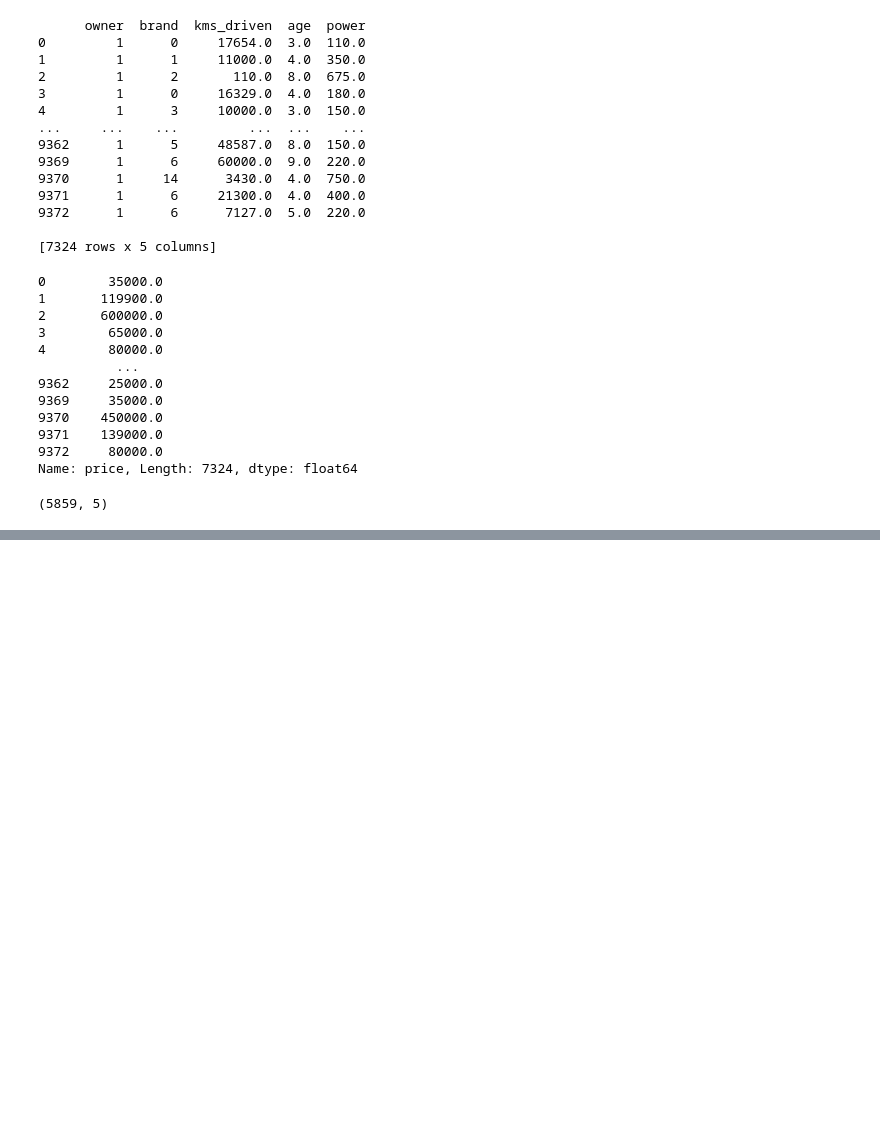
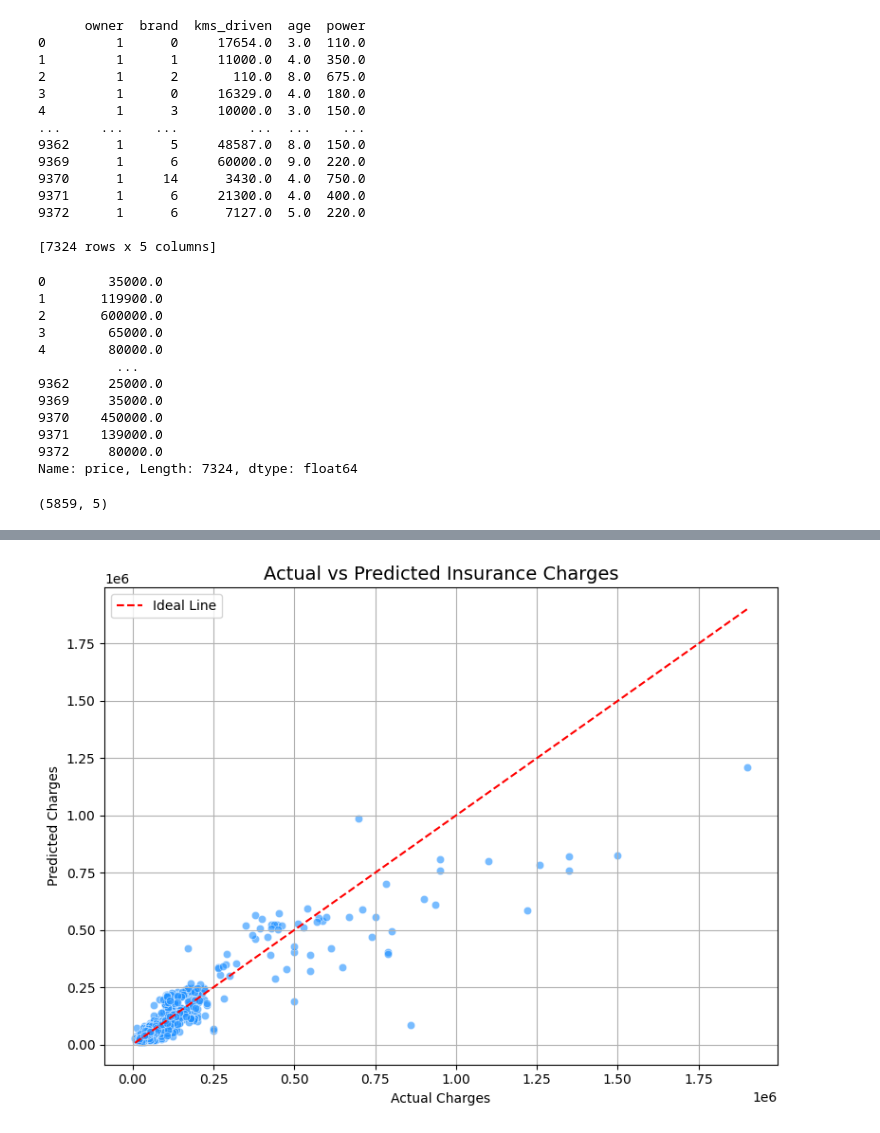
Before and after one commit to ds-mohit/Deep-Learning, a Jupyter notebook: Ann/LinearModel/linearReg.ipynb, the cells around one changed output, grey strips where cells are left out. Saved outputs shown, nothing was run; the diff lists cells and outputs as text; code cells hidden in the pictures; blank space fills up the shorter version.

```diff
--- a/Ann/linearReg.ipynb
+++ b/Ann/LinearModel/linearReg.ipynb
@@ -293,10 +293,19 @@ model.add(Dense(24, activation="relu"))
 model.add(Dense(12, activation="relu"))
 
 # Output layer
-model.add(Dense(1, activation="sigmoid"))
+model.add(Dense(1))
+
+import tensorflow as tf
+import tensorflow.keras.backend as K
+
+
+def r2_metric(y_true, y_pred):
+    SS_res =  K.sum(K.square(y_true - y_pred))
+    SS_tot = K.sum(K.square(y_true - K.mean(y_true)))
+    return 1 - SS_res/(SS_tot + K.epsilon())
 
 # Compile the model
-model.compile(optimizer="adam", loss="mse", metrics=["mae","mse"])
+model.compile(optimizer="adam", loss="mean_squared_error", metrics=["mae","mse",r2_metric])
 
 # Display model summary
 model.summary()
@@ -362,0 +368,31 @@ model=load_model("logistic_model.keras")
+# %%
+# If y_test is a DataFrame or 2D array, convert to 1D
+if isinstance(y_test, pd.DataFrame):
+    y_test = y_test.values.ravel()
+elif hasattr(y_test, 'reshape'):
+    y_test = y_test.reshape(-1)
+
+# If y_pred is 2D from model.predict, flatten it
+y_pred = y_pred.flatten()
+# %%
+# Create a DataFrame for plotting
+
+df_plot = pd.DataFrame({
+    'Actual Charges': y_test,
+    'Predicted Charges': y_pred
+})
+
+# Seaborn scatterplot with regression line
+plt.figure(figsize=(8, 6))
+sns.scatterplot(data=df_plot, x='Actual Charges', y='Predicted Charges', color='dodgerblue', alpha=0.6)
+sns.lineplot(x=df_plot['Actual Charges'], y=df_plot['Actual Charges'], color='red', linestyle='--', label='Ideal Line')
+
+plt.title('Actual vs Predicted Insurance Charges', fontsize=14)
+plt.xlabel('Actual Charges')
+plt.ylabel('Predicted Charges')
+plt.legend()
+plt.grid(True)
+plt.tight_layout()
+plt.show()
+# %% [output]
+[figure, added]
```
Also changed, not shown: parts of 4 cells of this notebook, 9 other files.
